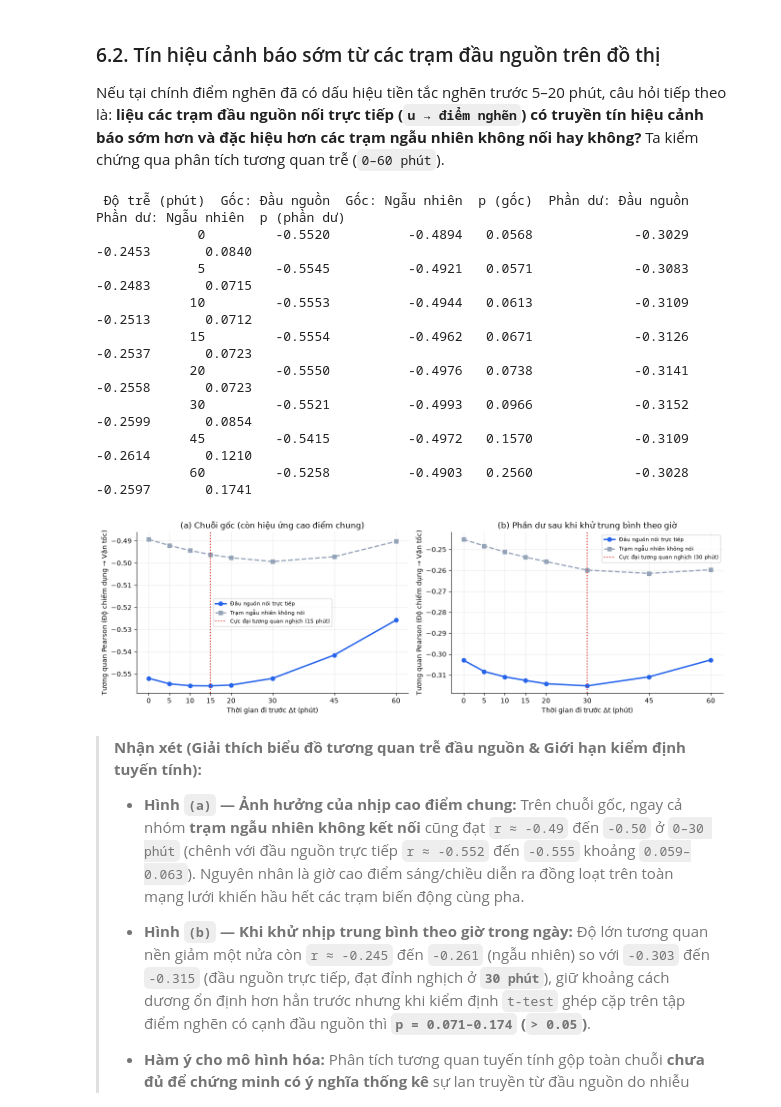
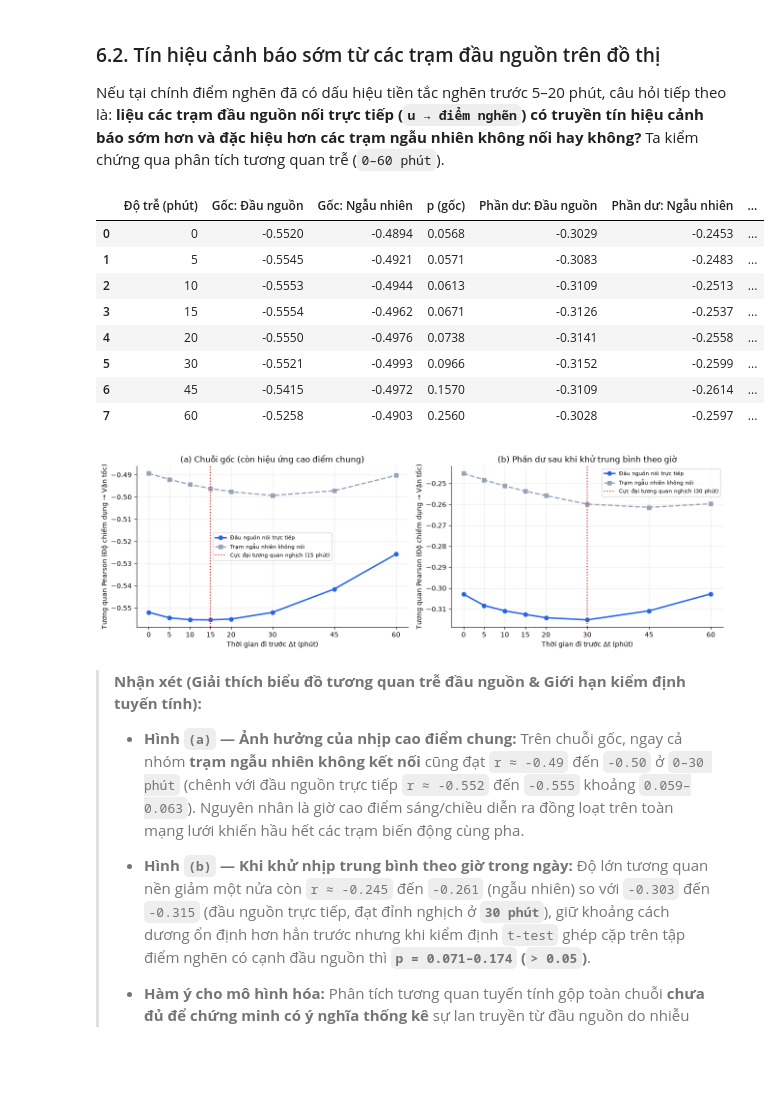
Before and after one commit to Dai-Nguyen1506/gat-traffic-warning, a Jupyter notebook: notebooks/03_EDA_and_Bottleneck_Analysis.ipynb, the cells around one changed output. Cells and saved outputs as stored; diff of their text form; code cells hidden in the pictures; blank space fills up the shorter version.

Commit message:
docs: add reports 01-03 and rules.md, move cleaned data to datasets/, use built-in display()

```diff
--- a/notebooks/03_EDA_and_Bottleneck_Analysis.ipynb
+++ b/notebooks/03_EDA_and_Bottleneck_Analysis.ipynb
@@ -26,7 +26,7 @@ import seaborn as sns
 from scipy.stats import spearmanr, ttest_rel
 
 ROOT = Path("..").resolve()
-DATA_DIR, CLEAN_DIR, OUT_DIR = ROOT / "datasets" / "data", ROOT / "outputs" / "cleaned", ROOT / "outputs"
+DATA_DIR, CLEAN_DIR, OUT_DIR = ROOT / "datasets" / "data", ROOT / "datasets" / "cleaned", ROOT / "outputs"
 FIG_DIR = OUT_DIR / "figures"
 FIG_DIR.mkdir(parents=True, exist_ok=True)
 
@@ -538,43 +537,43 @@ for lag in lags:
     for bn, ups, rnd in pairs:
         up_c.append(np.corrcoef(d8[:t_end, ups, 1].mean(axis=1), d8[lag:, bn, 2])[0, 1])
         rnd_c.append(np.corrcoef(d8[:t_end, rnd, 1].mean(axis=1), d8[lag:, bn, 2])[0, 1])
         ru_c.append(np.corrcoef(res_occ[:t_end, ups].mean(axis=1), res_spd[lag:, bn])[0, 1])
         rr_c.append(np.corrcoef(res_occ[:t_end, rnd].mean(axis=1), res_spd[lag:, bn])[0, 1])
     lag_rows.append({
         "Độ trễ (phút)": lag * 5,
         "Gốc: Đầu nguồn": float(np.mean(up_c)), "Gốc: Ngẫu nhiên": float(np.mean(rnd_c)),
         "p (gốc)": float(ttest_rel(up_c, rnd_c).pvalue),
         "Phần dư: Đầu nguồn": float(np.mean(ru_c)), "Phần dư: Ngẫu nhiên": float(np.mean(rr_c)),
         "p (phần dư)": float(ttest_rel(ru_c, rr_c).pvalue),
     })
 
 lag_df = pd.DataFrame(lag_rows)
-print(lag_df.round(4).to_string(index=False))
+display(lag_df.round(4))
 
 fig, axes = plt.subplots(1, 2, figsize=(13.2, 4.3))
 cfg = [(axes[0], "Gốc: Đầu nguồn", "Gốc: Ngẫu nhiên", "(a) Chuỗi gốc (còn hiệu ứng cao điểm chung)"),
        (axes[1], "Phần dư: Đầu nguồn", "Phần dư: Ngẫu nhiên", "(b) Phần dư sau khi khử trung bình theo giờ")]
 for ax, c1, c2, ttl in cfg:
     ax.plot(lag_df["Độ trễ (phút)"], lag_df[c1], "o-", color="#2563eb", lw=2.2, label="Đầu nguồn nối trực tiếp")
     ax.plot(lag_df["Độ trễ (phút)"], lag_df[c2], "s--", color="#94a3b8", lw=1.9, label="Trạm ngẫu nhiên không nối")
     best_m = int(lag_df.loc[lag_df[c1].idxmin(), "Độ trễ (phút)"])
     ax.axvline(best_m, color="#dc2626", ls=":", lw=1.6, label=f"Cực đại tương quan nghịch ({best_m} phút)")
     ax.set(xlabel="Thời gian đi trước Δt (phút)", ylabel="Tương quan Pearson (Độ chiếm dụng → Vận tốc)",
            xticks=lag_df["Độ trễ (phút)"], title=ttl)
     ax.legend(frameon=True, fontsize=8.0); ax.grid(alpha=0.25)
 plt.tight_layout()
 fig.savefig(FIG_DIR / "nb03_upstream_lag_correlation.png", bbox_inches="tight")
 plt.show()
 # %% [output]
- Độ trễ (phút)  Gốc: Đầu nguồn  Gốc: Ngẫu nhiên  p (gốc)  Phần dư: Đầu nguồn  Phần dư: Ngẫu nhiên  p (phần dư)
-             0         -0.5520          -0.4894   0.0568             -0.3029              -0.2453       0.0840
-             5         -0.5545          -0.4921   0.0571             -0.3083              -0.2483       0.0715
-            10         -0.5553          -0.4944   0.0613             -0.3109              -0.2513       0.0712
-            15         -0.5554          -0.4962   0.0671             -0.3126              -0.2537       0.0723
-            20         -0.5550          -0.4976   0.0738             -0.3141              -0.2558       0.0723
-            30         -0.5521          -0.4993   0.0966             -0.3152              -0.2599       0.0854
-            45         -0.5415          -0.4972   0.1570             -0.3109              -0.2614       0.1210
-            60         -0.5258          -0.4903   0.2560             -0.3028              -0.2597       0.1741
+|  | Độ trễ (phút) | Gốc: Đầu nguồn | Gốc: Ngẫu nhiên | p (gốc) | Phần dư: Đầu nguồn | Phần dư: Ngẫu nhiên | ... |
+| 0 | 0 | -0.5520 | -0.4894 | 0.0568 | -0.3029 | -0.2453 | ... |
+| 1 | 5 | -0.5545 | -0.4921 | 0.0571 | -0.3083 | -0.2483 | ... |
+| 2 | 10 | -0.5553 | -0.4944 | 0.0613 | -0.3109 | -0.2513 | ... |
+| 3 | 15 | -0.5554 | -0.4962 | 0.0671 | -0.3126 | -0.2537 | ... |
+| 4 | 20 | -0.5550 | -0.4976 | 0.0738 | -0.3141 | -0.2558 | ... |
+| 5 | 30 | -0.5521 | -0.4993 | 0.0966 | -0.3152 | -0.2599 | ... |
+| 6 | 45 | -0.5415 | -0.4972 | 0.1570 | -0.3109 | -0.2614 | ... |
+| 7 | 60 | -0.5258 | -0.4903 | 0.2560 | -0.3028 | -0.2597 | ... |
 [figure]
 # %% [markdown]
 > **Nhận xét (Giải thích biểu đồ tương quan trễ đầu nguồn & Giới hạn kiểm định tuyến tính):**
```
Also changed, not shown: parts of 3 cells of this notebook, 8 other files.
